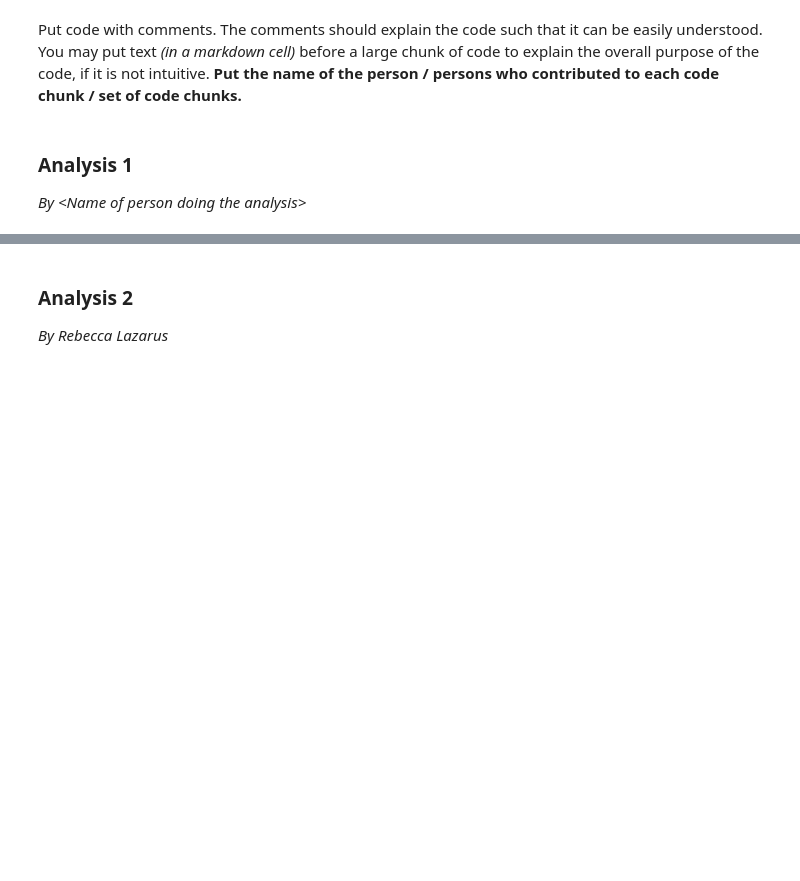
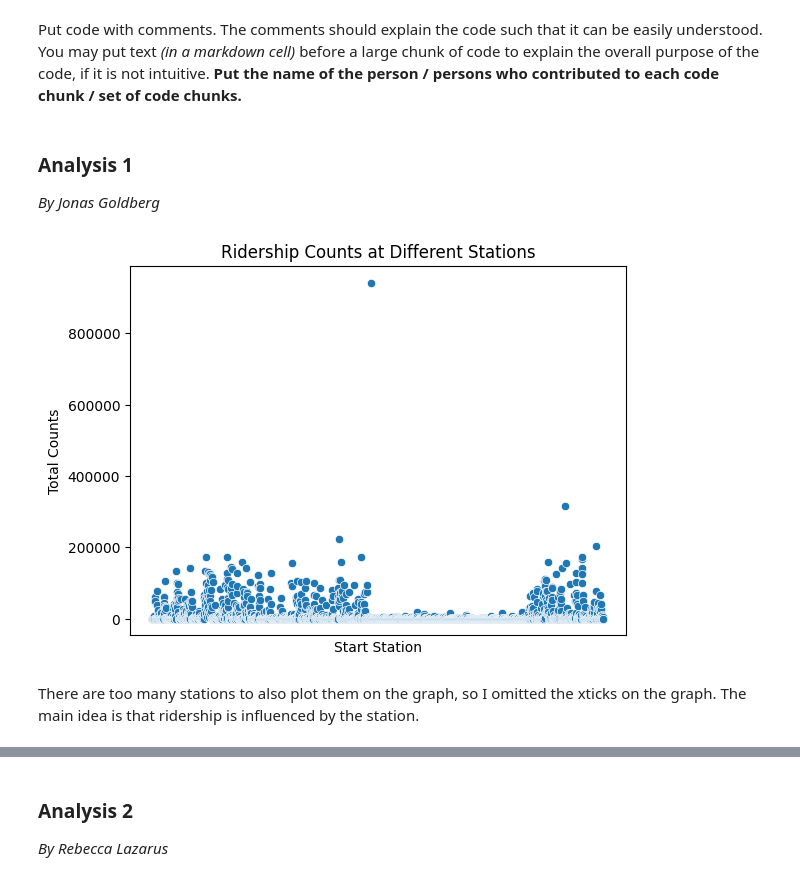
Before and after one commit to JonasGoldberg18/STAT303_Final_Project, a Jupyter notebook: Project Code Template.ipynb, the cells around one changed output, grey strips where cells are left out. Saved outputs shown, nothing was run; the diff lists cells and outputs as text; code cells hidden in the pictures; blank space fills up the shorter version.

Commit message:
Rebecca and Jonas - Completed

```diff
--- a/Project Code Template.ipynb
+++ b/Project Code Template.ipynb
@@ -426,7 +432,12 @@ dtype: int64
+# %%
+# Jonas -
+# read imputed data without having to rerun the above code
+# (faster for development purposes)
+divvy_data = pd.read_csv('../data/imputed_divy.csv')
 # %% [markdown]
 ## Exploratory data analysis
 # %% [markdown]
 Put code with comments. The comments should explain the code such that it can be easily understood. You may put text *(in a markdown cell)* before a large chunk of code to explain the overall purpose of the code, if it is not intuitive. **Put the name of the person / persons who contributed to each code chunk / set of code chunks.**
 # %% [markdown]
 ### Analysis 1
-*By \<Name of person doing the analysis>*
+*By Jonas Goldberg*
@@ -432,0 +446,15 @@ Put code with comments. The comments should explain the code such that it can be
+# %%
+location_counts = divvy_data.groupby("start_station_name")['start_station_name'].agg('count')
+location_counts = pd.DataFrame(location_counts)
+location_counts = location_counts.rename(columns={'start_station_name': 'count'})
+location_counts = location_counts.reset_index()
+sns.scatterplot(data=location_counts, x='start_station_name', y='count')
+plt.title("Ridership Counts at Different Stations")
+plt.xlabel("Start Station")
+plt.ylabel("Total Counts")
+plt.xticks([])
+plt.show()
+# %% [output]
+[figure, added]
+# %% [markdown]
+There are too many stations to also plot them on the graph, so I omitted the xticks on the graph. The main idea is that ridership is influenced by the station.
```
Also changed, not shown: parts of 16 cells of this notebook.
